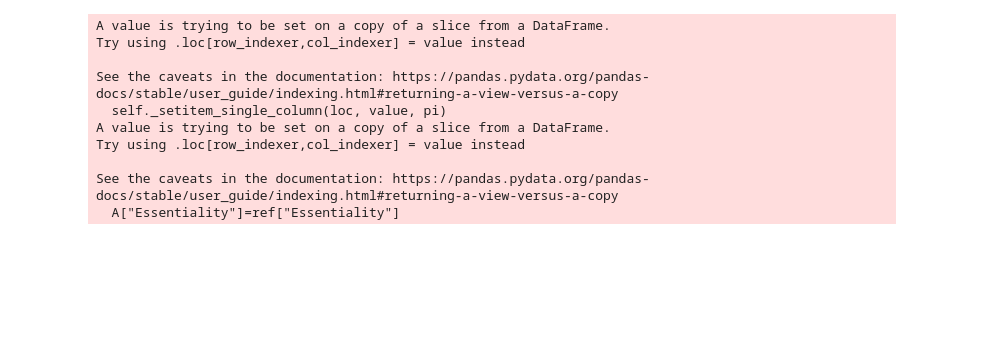
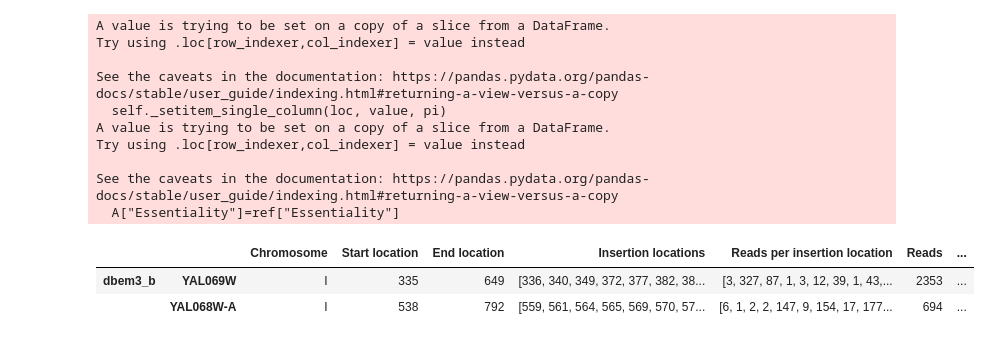
Before and after one commit to SATAY-LL/comparative-analysis-among-strains, a Jupyter notebook: src/analysis_proteins_domains.ipynb, the cells around one changed output. Cells and saved outputs as stored; diff of their text form; code cells hidden in the pictures; blank space fills up the shorter version.

```diff
--- a/src/analysis_proteins_domains.ipynb
+++ b/src/analysis_proteins_domains.ipynb
@@ -277,6 +260,12 @@ Try using .loc[row_indexer,col_indexer] = value instead
 
 See the caveats in the documentation: https://pandas.pydata.org/pandas-docs/stable/user_guide/indexing.html#returning-a-view-versus-a-copy
   A["Essentiality"]=ref["Essentiality"]
+# %%
+list_data_pd_merged_pd.head(2)
+# %% [output]
+|  |  | Chromosome | Start location | End location | Insertion locations | Reads per insertion location | Reads | ... |
+| dbem3_b | YAL069W | I | 335 | 649 | [336, 340, 349, 372, 377, 382, 38... | [3, 327, 87, 1, 3, 12, 39, 1, 43,... | 2353 | ... |
+|  | YAL068W-A | I | 538 | 792 | [559, 561, 564, 565, 569, 570, 57... | [6, 1, 2, 2, 147, 9, 154, 17, 177... | 694 | ... |
 # %%
 # not working
 ## make an array and then add it as a column to the dataframe
```
Also changed, not shown: parts of 12 cells of this notebook, 5 other files.
